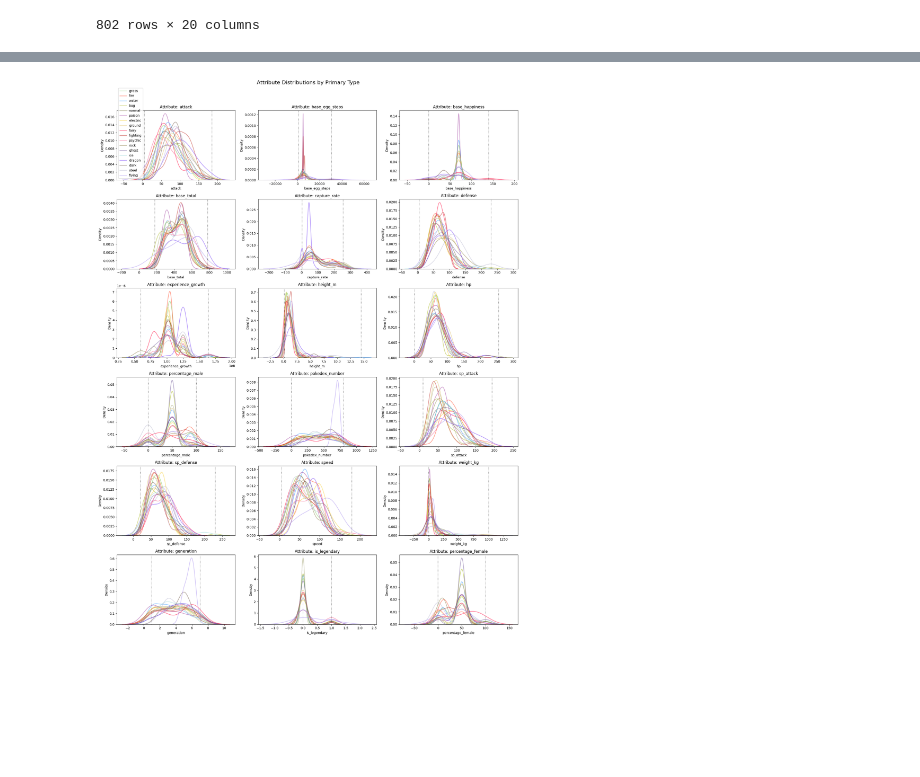
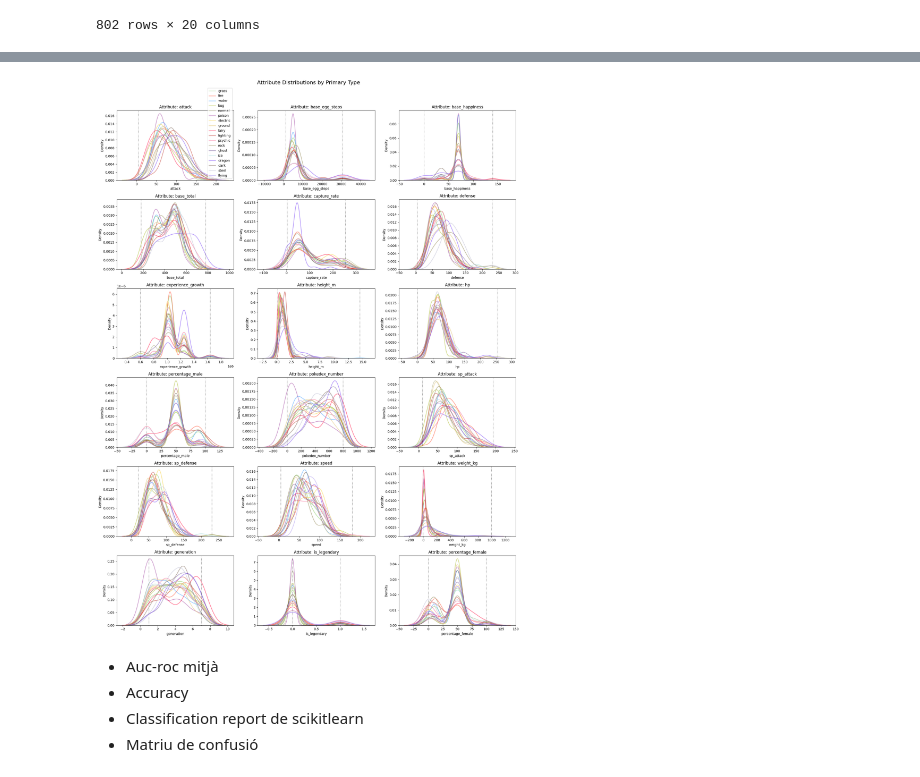
Before and after one commit to themossen69/pokemon-classification, a Jupyter notebook: main.ipynb, the cells around one changed output, grey strips where cells are left out. Cells and saved outputs as stored; diff of their text form; code cells hidden in the pictures; blank space fills up the shorter version.

Commit message:
type histogram

```diff
--- a/main.ipynb
+++ b/main.ipynb
@@ -47,8 +47,7 @@ type_color_dict = {
     'poison': "#A040A0",
     'electric': "#F8D030",
     'ground': "#E0C068",
-    # 'fairy': "#EE99AC",
-    'fairy': "#FF0037",
+    'fairy': "#EE99AC",
     'fighting': "#C03028",
     'psychic': "#F85888",
     'rock': "#8A7E46FF",
@@ -218,29 +229,37 @@ df
 # %%
 fig, axes = plt.subplots(6, 3, figsize=(18, 24))
 axes = axes.flatten()
 
 attributes = [col for col in df if col not in ['type1', 'type2']]
 
 for i, attr in enumerate(attributes):
     # Get min and max value for current attribute
     max_val = df[attr].max()
     min_val = df[attr].min()
 
     # Plot KDE for each type1
     for t in df['type1'].unique():
-        subset = df[df['type1'] == t][attr].dropna()
+        # donem igual importancia al tipus 1 que al 2
+        subset1 = df[df['type1'] == t][attr]
+        subset2 = df[df['type2'] == t][attr]
+        subset = pd.concat([subset1, subset2])
         sns.kdeplot(subset, ax=axes[i], label=t, color=type_color_dict[t], fill=False, alpha=0.5, linewidth=1.8)
 
     # Plot min and max values
     axes[i].axvline(min_val, color='black', linestyle=':', alpha=0.5, linewidth=1.5)
     axes[i].axvline(max_val, color='black', linestyle=':', alpha=0.5, linewidth=1.5)
 
     axes[i].set_title(f'Attribute: {attr}')
     if i == 0:
         axes[i].legend()
 
-fig.suptitle('Attribute Distributions by Primary Type', fontsize=16)
+fig.suptitle('Attribute Distributions by Type', fontsize=16)
 plt.tight_layout()
 plt.show()
 # %% [output]
-[figure, old version]
+[figure, new version]
+# %% [markdown]
+- Auc-roc mitjà
+- Accuracy
+- Classification report de scikitlearn
+- Matriu de confusió
```
Also changed, not shown: parts of 1 cell of this notebook.
